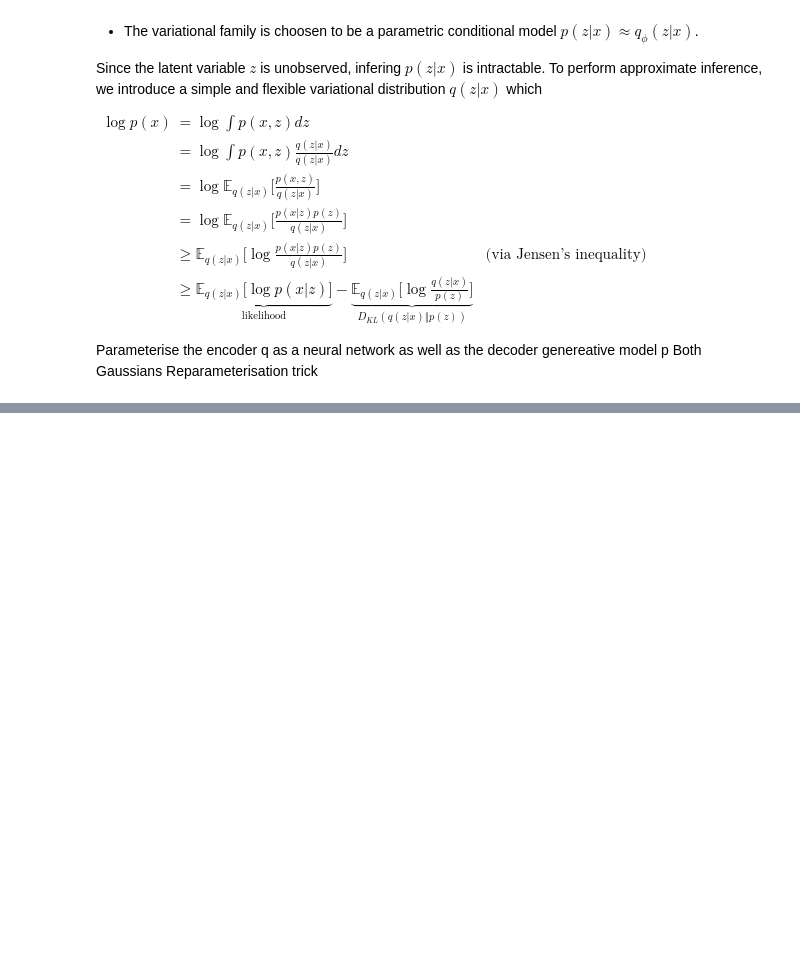
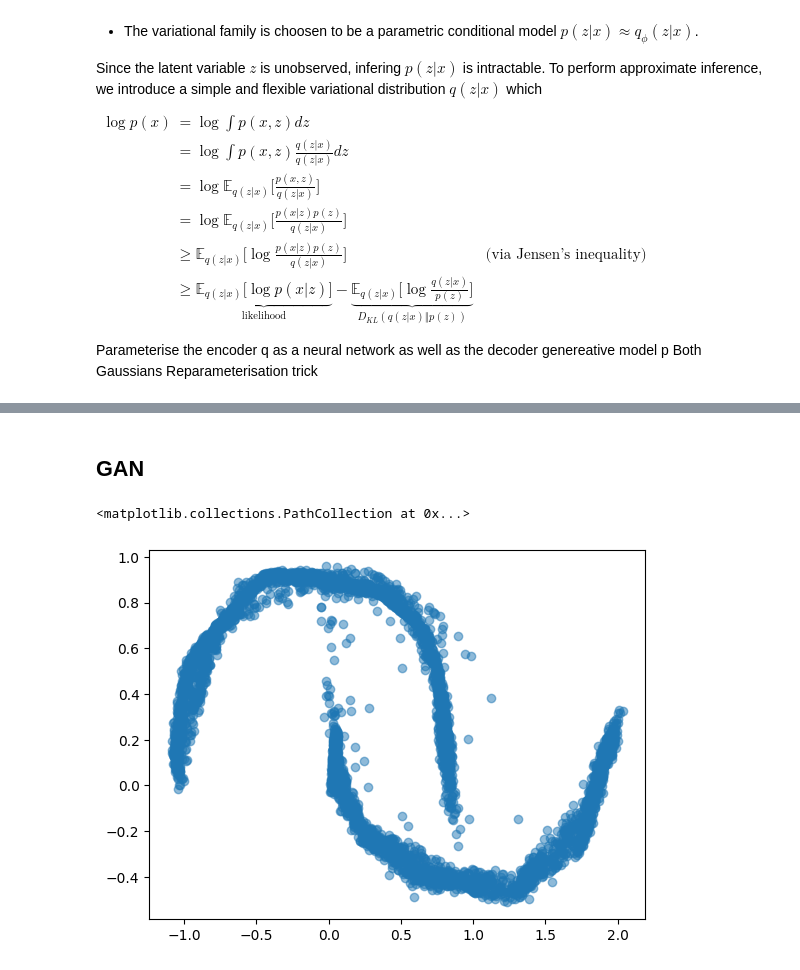
Before and after one commit to MiguelMonteiro/deep_latent_generative_models, a Jupyter notebook: teacher.ipynb, the cells around one changed output, grey strips where cells are left out. Saved outputs shown, nothing was run; the diff lists cells and outputs as text; code cells hidden in the pictures; blank space fills up the shorter version.

```diff
--- a/teacher.ipynb
+++ b/teacher.ipynb
@@ -257,0 +392,72 @@ plt.scatter(samples[:, 0], samples[:, 1], cmap="rainbow", alpha=0.5)
+# %% [markdown]
+## GAN
+# %%
+import torch.nn as nn
+import torch.distributions
+import torch.optim
+import matplotlib.pyplot as plt
+from tqdm import tqdm
+import torch
+
+class GAN(nn.Module):
+    def __init__(self, input_dim: int, hidden_dim: int, z_dim: int) -> None:
+        super().__init__()
+
+        self.p_z = torch.distributions.Normal(loc=torch.zeros(z_dim), scale=torch.ones(z_dim))
+        self.generator = nn.Sequential(
+            nn.Linear(in_features=z_dim, out_features=hidden_dim),
+            nn.LeakyReLU(),
+            nn.Linear(in_features=hidden_dim, out_features=hidden_dim),
+            nn.LeakyReLU(),
+            nn.Linear(in_features=hidden_dim, out_features=input_dim)
+        )
+
+        self.discriminator = nn.Sequential(
+            nn.Linear(in_features=input_dim, out_features=hidden_dim),
+            nn.LeakyReLU(),
+            nn.Linear(in_features=hidden_dim, out_features=hidden_dim),
+            nn.LeakyReLU(),
+            nn.Linear(in_features=hidden_dim, out_features=1),
+            nn.Sigmoid()
+        )
+
+    def sample(self, num_samples: int) -> torch.Tensor:
+        z = self.p_z.sample(torch.Size((num_samples,)))
+        return self.generator(z)
+
+    def disc_loss(self, x: torch.Tensor) -> torch.Tensor:
+        z = self.p_z.sample((x.shape[0],))
+        return -(torch.mean(torch.log(self.discriminator(x))) + torch.mean(torch.log(1 - self.discriminator(self.generator(z)))))
+
+
+    def gen_loss(self, x: torch.Tensor) -> torch.Tensor:
+        z = self.p_z.sample((x.shape[0],))
+        return  torch.mean(torch.log(1 - self.discriminator(self.generator(z))))
+
+
+model = GAN(2, 16, 8)
+num_steps = 60000
+disc_opt = torch.optim.Adam(model.discriminator.parameters(), lr=1e-3)
+gen_opt = torch.optim.Adam(model.generator.parameters(), lr=1e-3)
+pbar = tqdm(zip(range(num_steps), cycle(train_loader)))
+
+for step, (x, y) in pbar:
+    disc_opt.zero_grad()
+    gen_opt.zero_grad()
+    gen_loss = model.gen_loss(x)
+    gen_loss.backward()
+    gen_opt.step()
+
+    disc_opt.zero_grad()
+    gen_opt.zero_grad()
+    disc_loss = model.disc_loss(x)
+    disc_loss.backward()
+    disc_opt.step()
+
+    pbar.set_description(f"{step:03d}/{num_steps:03d}: Loss {disc_loss:.3f}")
+
+samples = model.sample(5000).detach().numpy()
+plt.scatter(samples[:, 0], samples[:, 1], cmap="rainbow", alpha=0.5)
+# %% [output]
+<matplotlib.collections.PathCollection at 0x...>
+[figure, added]
```
Also changed, not shown: parts of 6 cells of this notebook.
